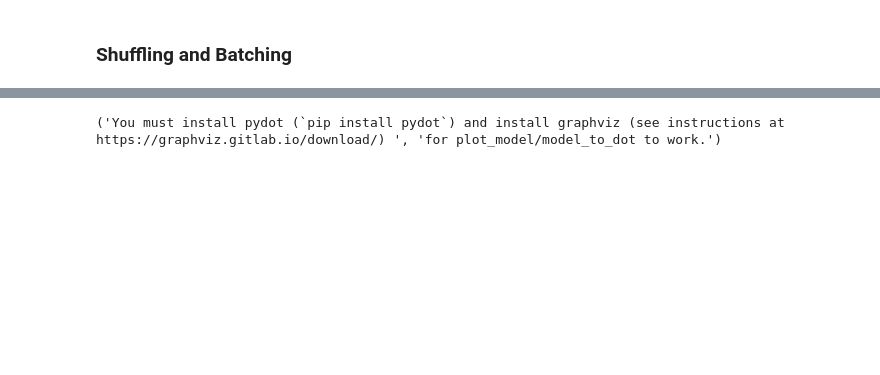
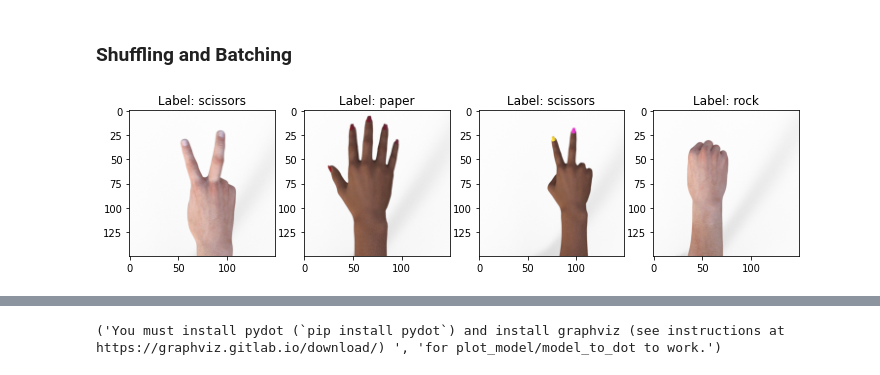
Before and after one commit to MauriceJohannssen/MachineLearning, a Jupyter notebook: Model.ipynb, the cells around one changed output, grey strips where cells are left out. Saved outputs shown, nothing was run; the diff lists cells and outputs as text; code cells hidden in the pictures; blank space fills up the shorter version.

```diff
--- a/Model.ipynb
+++ b/Model.ipynb
@@ -114,5 +187,17 @@ for features in datasetTrainFormatted.take(4):
 # %% [markdown]
 ### Shuffling and Batching
+# %%
+plt.figure(figsize=(12,12))
+index = 0
+for features in datasetTestFormatted.take(4):
+    (image, label) = features
+    index += 1
+    label = labelNames(label.numpy())
+    plt.subplot(1,4, index)
+    plt.title('Label: %s' % label)
+    plt.imshow(image.numpy())
+# %% [output]
+[figure, added]
 # %%
 BATCH_SIZE = 32
 
```
Also changed, not shown: parts of 17 cells of this notebook, 6 other files.
